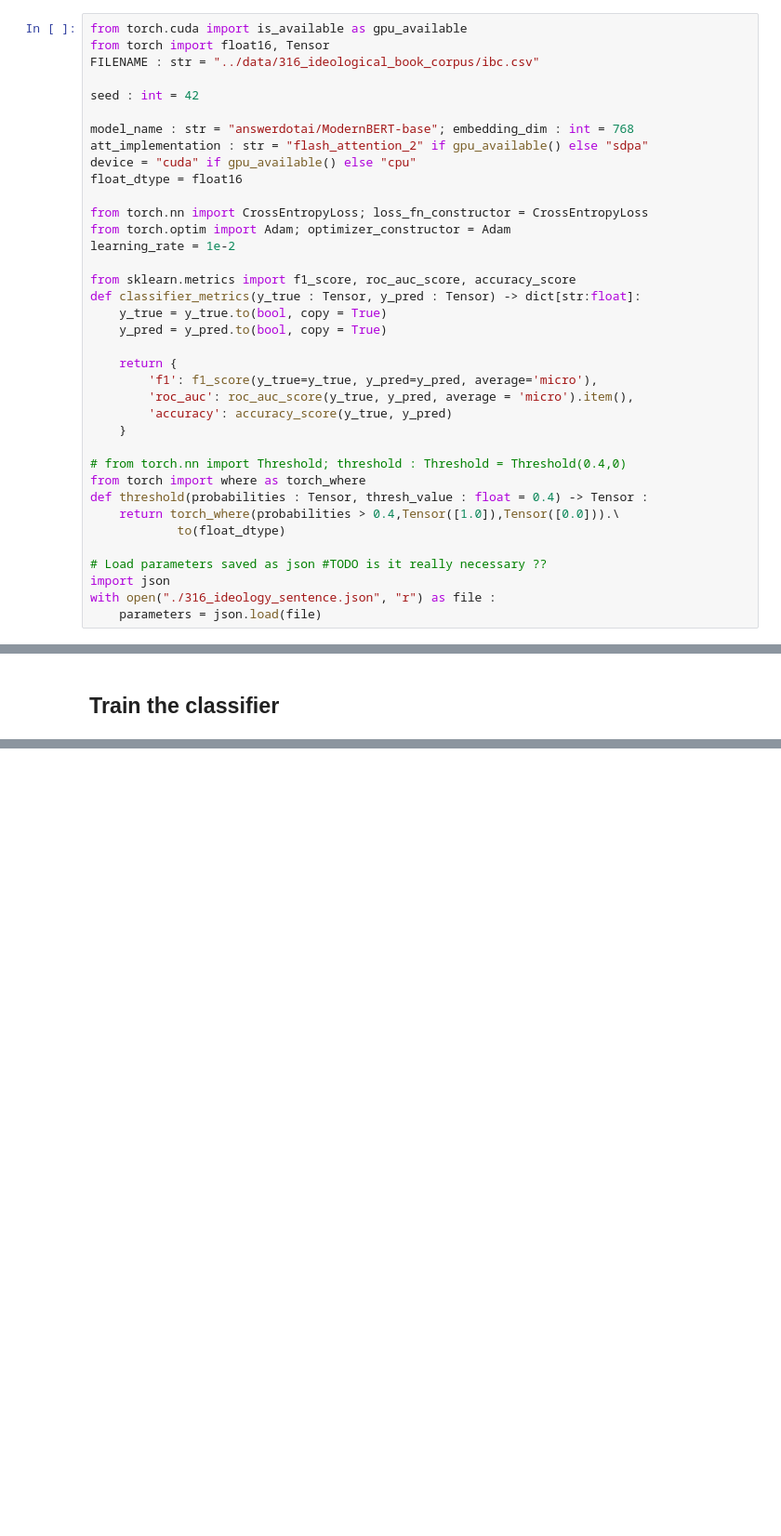
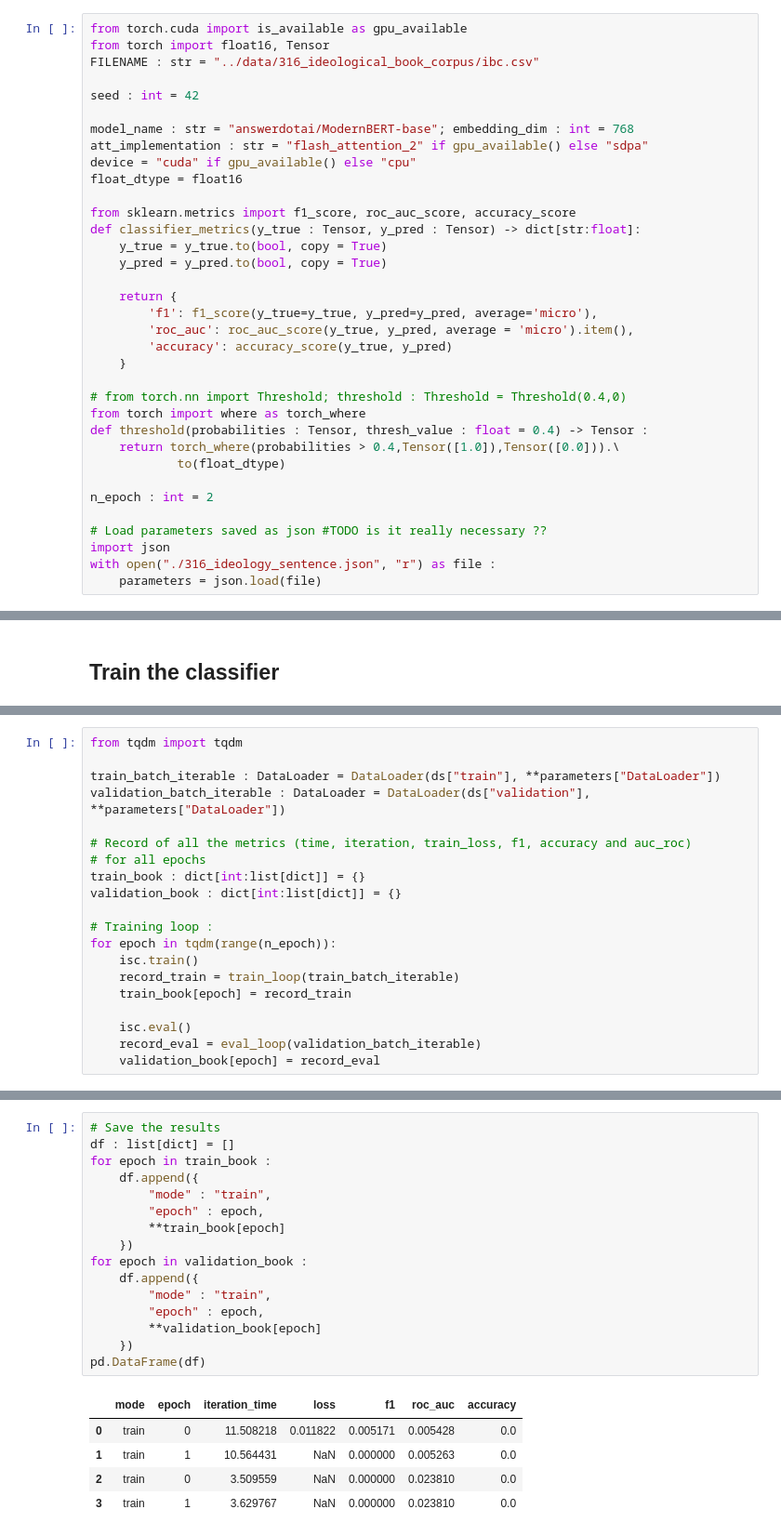
Before and after one commit to AXLMRIN/active-tigger-model-dev, a Jupyter notebook: notebooks/316_ideology_sentence.ipynb, the cells around one changed output, grey strips where cells are left out. Shown at 93% size. Saved outputs shown, nothing was run; the diff lists cells and outputs as text; blank space fills up the shorter version.

```diff
--- a/notebooks/316_ideology_sentence.ipynb
+++ b/notebooks/316_ideology_sentence.ipynb
@@ -11,10 +11,6 @@ model_name : str = "answerdotai/ModernBERT-base"; embedding_dim : int = 768
 att_implementation : str = "flash_attention_2" if gpu_available() else "sdpa"
 device = "cuda" if gpu_available() else "cpu"
 float_dtype = float16
-
-from torch.nn import CrossEntropyLoss; loss_fn_constructor = CrossEntropyLoss
-from torch.optim import Adam; optimizer_constructor = Adam
-learning_rate = 1e-2
 
 from sklearn.metrics import f1_score, roc_auc_score, accuracy_score
 def classifier_metrics(y_true : Tensor, y_pred : Tensor) -> dict[str:float]:
@@ -33,6 +29,8 @@ def threshold(probabilities : Tensor, thresh_value : float = 0.4) -> Tensor :
     return torch_where(probabilities > 0.4,Tensor([1.0]),Tensor([0.0])).\
             to(float_dtype)
 
+n_epoch : int = 2
+
 # Load parameters saved as json #TODO is it really necessary ??
 import json
 with open("./316_ideology_sentence.json", "r") as file :
@@ -328,0 +370,20 @@ data_train
+# %%
+from tqdm import tqdm
+
+train_batch_iterable : DataLoader = DataLoader(ds["train"], **parameters["DataLoader"])
+validation_batch_iterable : DataLoader = DataLoader(ds["validation"], **parameters["DataLoader"])
+
+# Record of all the metrics (time, iteration, train_loss, f1, accuracy and auc_roc)
+# for all epochs
+train_book : dict[int:list[dict]] = {}
+validation_book : dict[int:list[dict]] = {}
+
+# Training loop :
+for epoch in tqdm(range(n_epoch)):
+    isc.train()
+    record_train = train_loop(train_batch_iterable)
+    train_book[epoch] = record_train
+
+    isc.eval()
+    record_eval = eval_loop(validation_batch_iterable)
+    validation_book[epoch] = record_eval
@@ -328,0 +425,22 @@ data_train
+# %%
+# Save the results
+df : list[dict] = []
+for epoch in train_book :
+    df.append({
+        "mode" : "train",
+        "epoch" : epoch,
+        **train_book[epoch]
+    })
+for epoch in validation_book :
+    df.append({
+        "mode" : "train",
+        "epoch" : epoch,
+        **validation_book[epoch]
+    })
+pd.DataFrame(df)
+# %% [output]
+|  | mode | epoch | iteration_time | loss | f1 | roc_auc | accuracy |
+| 0 | train | 0 | 11.508218 | 0.011822 | 0.005171 | 0.005428 | 0.0 |
+| 1 | train | 1 | 10.564431 | NaN | 0.000000 | 0.005263 | 0.0 |
+| 2 | train | 0 | 3.509559 | NaN | 0.000000 | 0.023810 | 0.0 |
+| 3 | train | 1 | 3.629767 | NaN | 0.000000 | 0.023810 | 0.0 |
```
Also changed, not shown: parts of 7 cells of this notebook.
